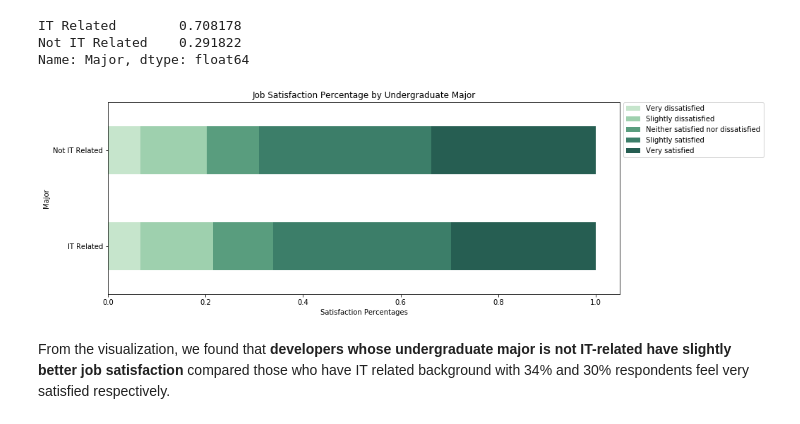
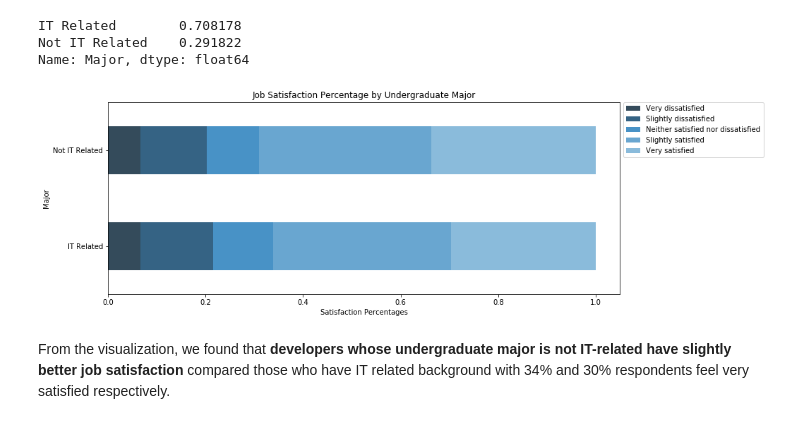
Before and after one commit to pradeepan-prabha/udacity-data-scientist-nanodegree, a Jupyter notebook: Data science Blog Post/stack_overflow_with_ds.ipynb, the cells around one changed output. Cells and saved outputs as stored; diff of their text form; code cells hidden in the pictures.

```diff
--- a/Data science Blog Post/stack_overflow_with_ds.ipynb
+++ b/Data science Blog Post/stack_overflow_with_ds.ipynb
@@ -136,15 +136,15 @@ pivoted_data = pd.pivot_table(aggregated_data, values='Respondent Percentage', i
 # %%
 # Visualize the data
 pivoted_data.plot(kind='barh',
                   stacked=True,
-                  colormap=ListedColormap(sns.color_palette("ch:2.5,-.2,dark=.3")),
+                  colormap=ListedColormap(sns.color_palette("Blues_d")),
                   figsize=(13,5))
 plt.legend(loc="upper left", bbox_to_anchor=(1,1.02))
 plt.xlabel('Satisfaction Percentages')
 plt.title('Job Satisfaction Percentage by Undergraduate Major')
 plt.show()
 # %% [output]
-[figure, old version]
+[figure, new version]
 # %% [markdown]
 From the visualization, we found that <b>developers whose undergraduate major is not IT-related have slightly better job satisfaction</b> compared those who have IT related background with 34% and 30% respondents feel very satisfied respectively.
 # %% [markdown]
```
Also changed, not shown: parts of 2 cells of this notebook.
